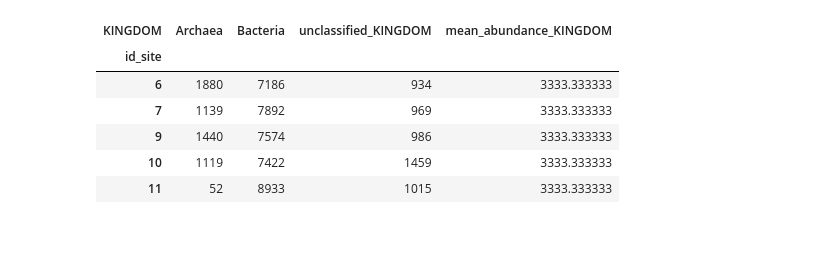
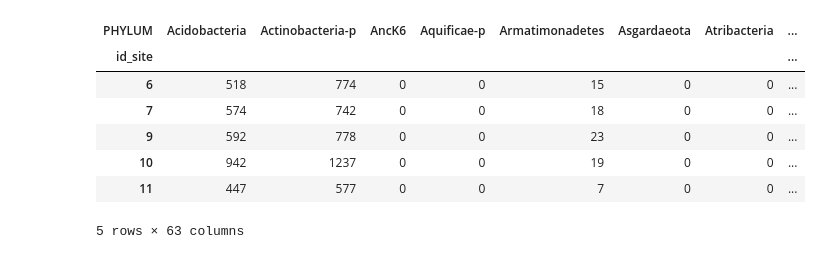
Before and after one commit to Phurga/rmqs_exploration, a Jupyter notebook: code/tests.ipynb, the cells around one changed output. Drawn from its saved outputs; the diff is of its cells as text; code cells hidden in the pictures.

```diff
--- a/code/tests.ipynb
+++ b/code/tests.ipynb
@@ -5,18 +5,18 @@ otu_taxonomy = read_taxonomy()
 site_otu_table = read_otu_table()
 site_metadata = load_data()
 # %%
-level = "KINGDOM"
+level = "PHYLUM" #in KINGDOM, PHYLUM, CLASS, ORDER, FAMILY, GENUS
 otu_taxonomy[level] = otu_taxonomy[level].fillna(f"unclassified_{level}").astype(str)
 otu_taxonomy[level] = otu_taxonomy[level].replace("Unknown", f"unclassified_{level}")
-otu_taxonomy[level].head()
+
 level_site_table = site_otu_table.groupby(otu_taxonomy[level], axis=1).sum() #group otus (otu_table columns) by tax_labels
-level_site_table[f'mean_abundance_{level}'] = level_site_table.mean(axis=1)
 level_site_table.head()
 # %% [output]
-| KINGDOM | Archaea | Bacteria | unclassified_KINGDOM | mean_abundance_KINGDOM |
-| id_site |  |  |  |  |
-| 6 | 1880 | 7186 | 934 | 3333.333333 |
-| 7 | 1139 | 7892 | 969 | 3333.333333 |
-| 9 | 1440 | 7574 | 986 | 3333.333333 |
-| 10 | 1119 | 7422 | 1459 | 3333.333333 |
-| 11 | 52 | 8933 | 1015 | 3333.333333 |
+| PHYLUM | Acidobacteria | Actinobacteria-p | AncK6 | Aquificae-p | Armatimonadetes | Asgardaeota | Atribacteria | ... |
+| id_site |  |  |  |  |  |  |  | ... |
+| 6 | 518 | 774 | 0 | 0 | 15 | 0 | 0 | ... |
+| 7 | 574 | 742 | 0 | 0 | 18 | 0 | 0 | ... |
+| 9 | 592 | 778 | 0 | 0 | 23 | 0 | 0 | ... |
+| 10 | 942 | 1237 | 0 | 0 | 19 | 0 | 0 | ... |
+| 11 | 447 | 577 | 0 | 0 | 7 | 0 | 0 | ... |
+5 rows × 63 columns
```
Also changed, not shown: parts of 3 cells of this notebook, 2 other files.
